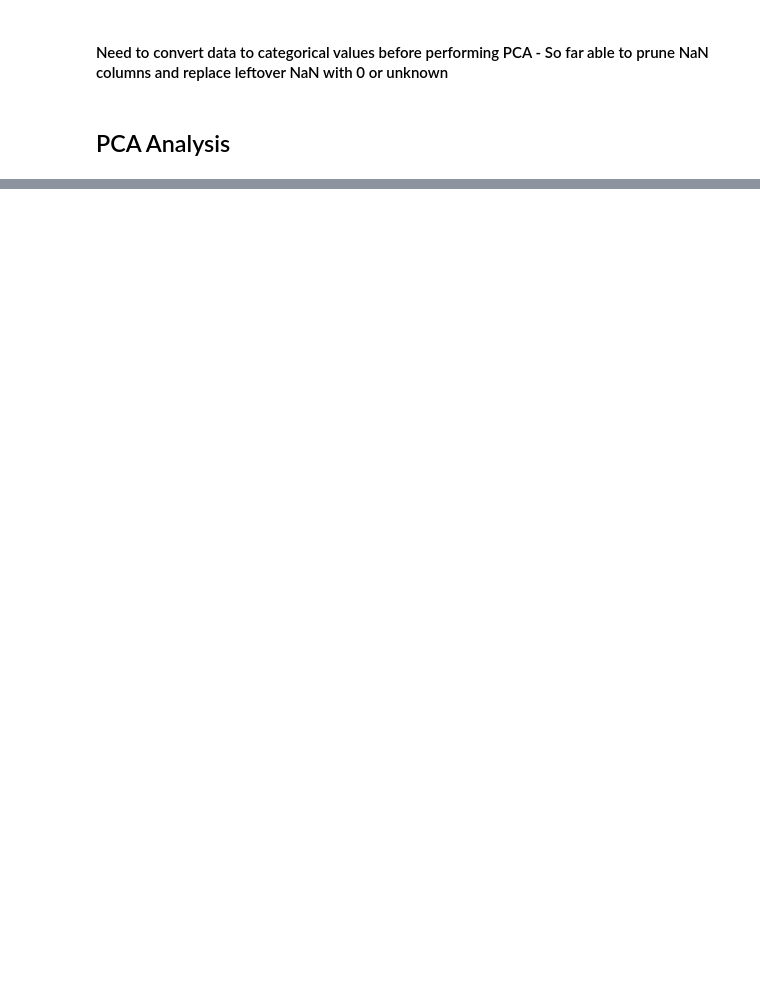
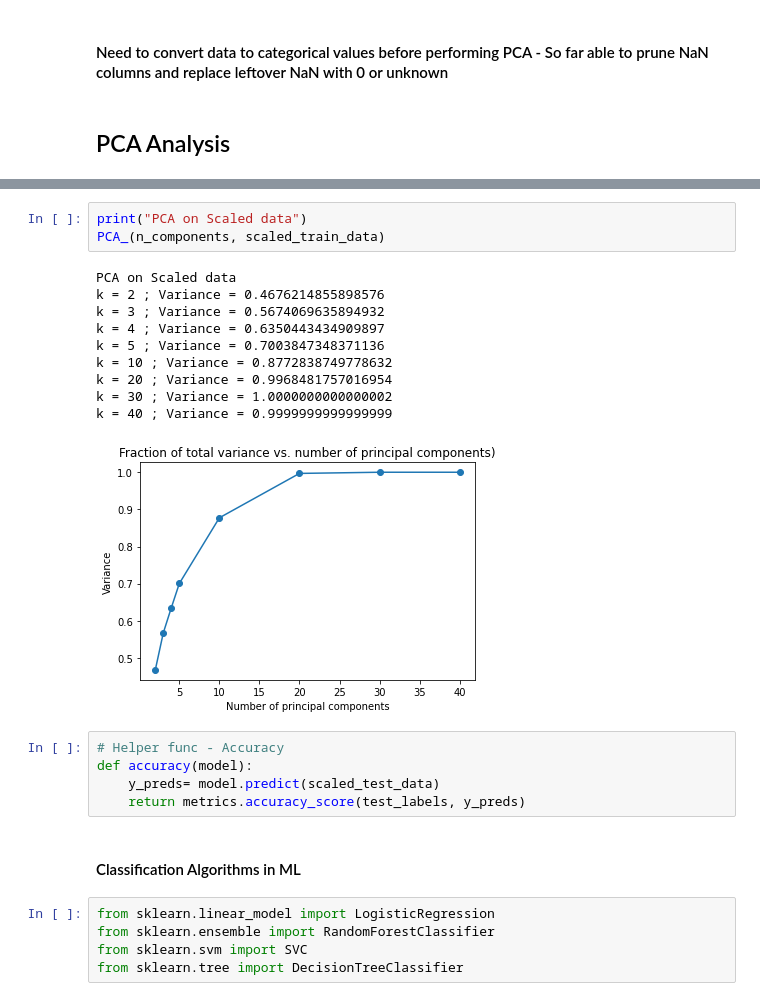
Before and after one commit to bijan-safai/MlFinalProject, a Jupyter notebook: src/FinalProjectDataExploration.ipynb, the cells around one changed output, grey strips where cells are left out. Saved outputs shown, nothing was run; the diff lists cells and outputs as text; blank space fills up the shorter version.

```diff
--- a/src/FinalProjectDataExploration.ipynb
+++ b/src/FinalProjectDataExploration.ipynb
@@ -365,0 +411,26 @@ PCA(n_components=1)
+# %%
+print("PCA on Scaled data")
+PCA_(n_components, scaled_train_data)
+# %% [output]
+PCA on Scaled data
+k = 2 ; Variance = 0.4676214855898576
+k = 3 ; Variance = 0.5674069635894932
+k = 4 ; Variance = 0.6350443434909897
+k = 5 ; Variance = 0.7003847348371136
+k = 10 ; Variance = 0.8772838749778632
+k = 20 ; Variance = 0.9968481757016954
+k = 30 ; Variance = 1.0000000000000002
+k = 40 ; Variance = 0.9999999999999999
+[figure, added]
+# %%
+# Helper func - Accuracy
+def accuracy(model):
+    y_preds= model.predict(scaled_test_data)
+    return metrics.accuracy_score(test_labels, y_preds)
+# %% [markdown]
+#### Classification Algorithms in ML
+# %%
+from sklearn.linear_model import LogisticRegression
+from sklearn.ensemble import RandomForestClassifier
+from sklearn.svm import SVC
+from sklearn.tree import DecisionTreeClassifier
```
Also changed, not shown: parts of 13 cells of this notebook.
